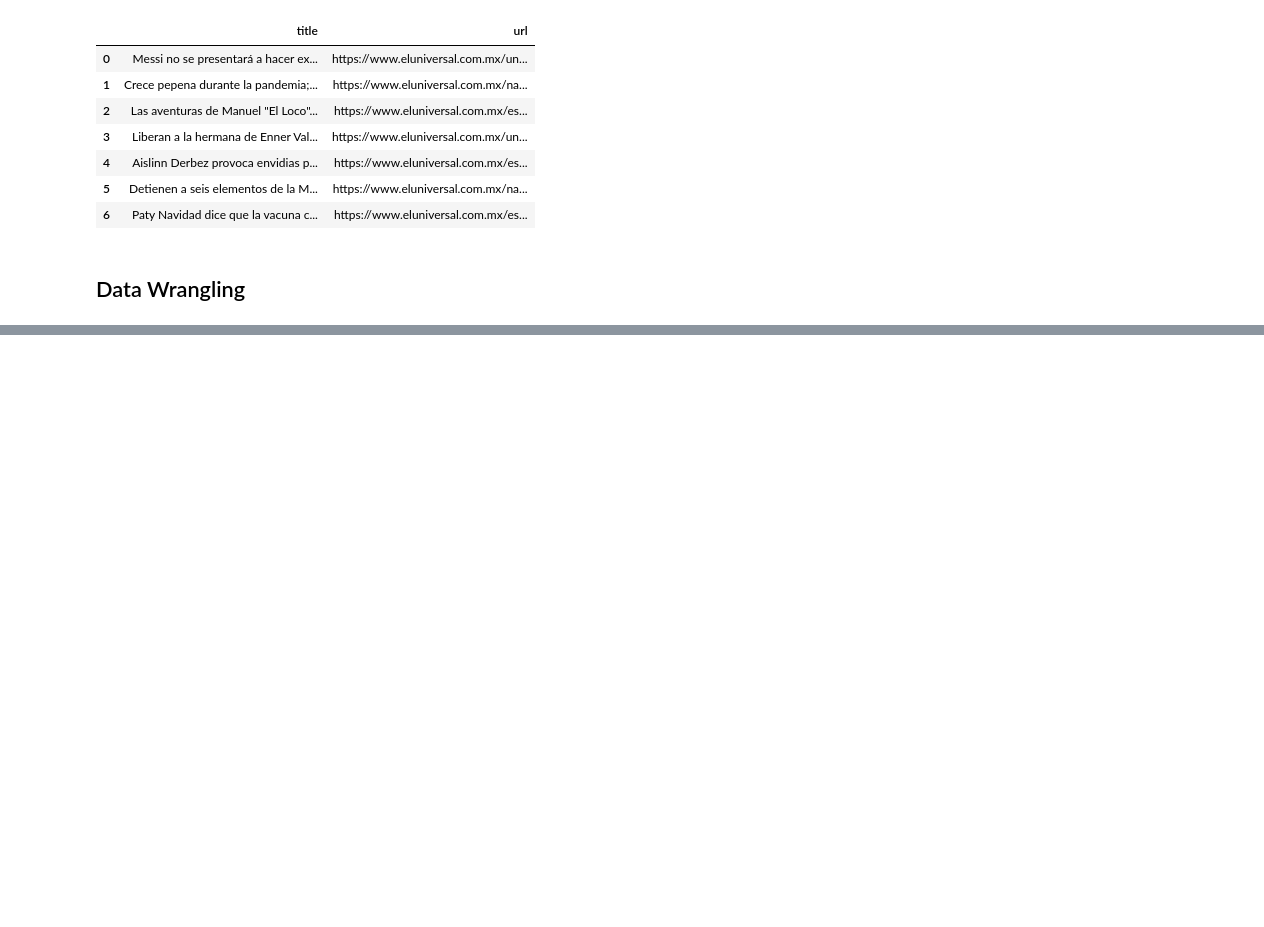
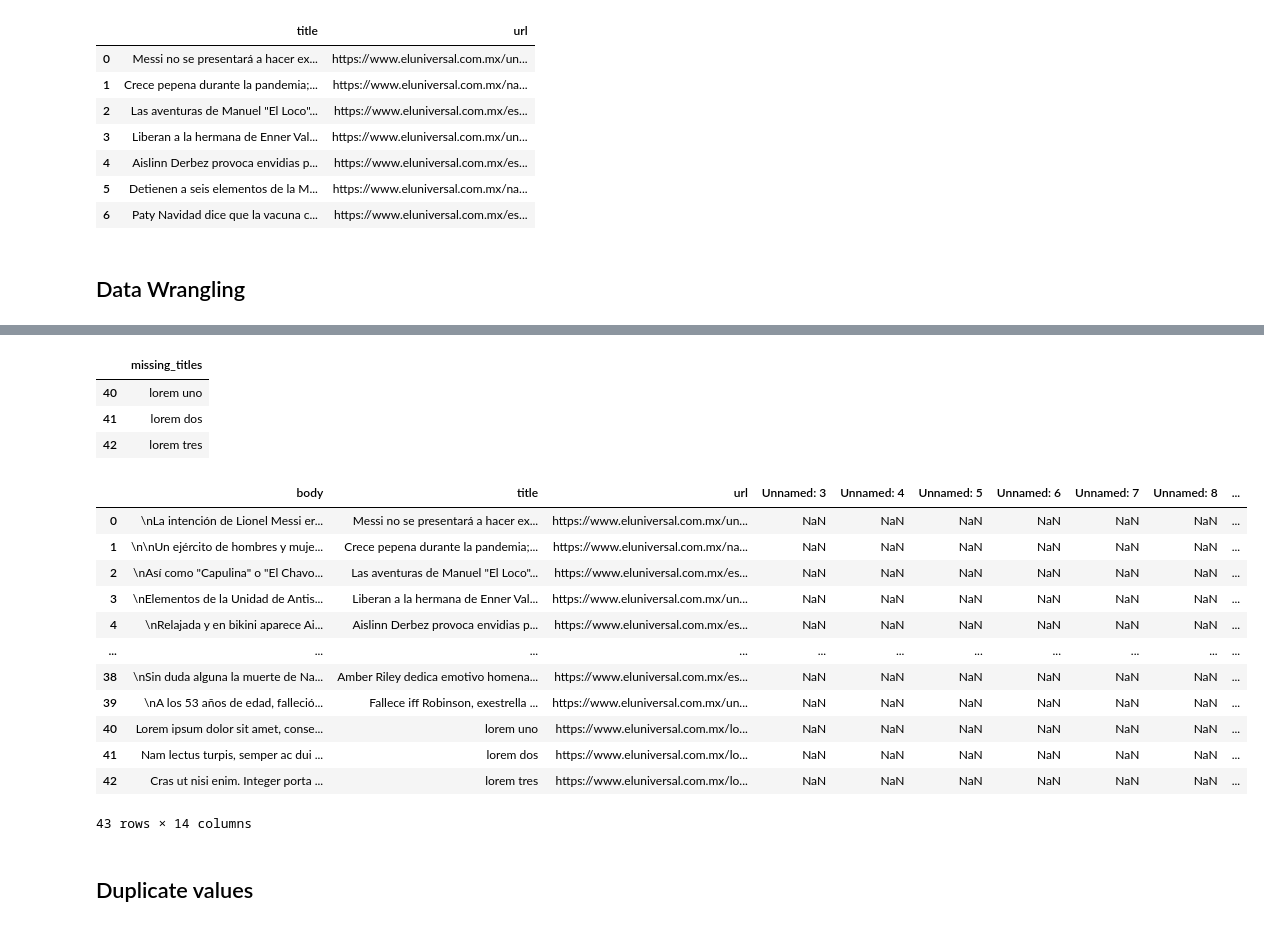
Before and after one commit to datormx/IngenieriaDatosPython, a Jupyter notebook: Platzi Data Live.ipynb, the cells around one changed output, grey strips where cells are left out. Drawn from its saved outputs; the diff is of its cells as text; code cells hidden in the pictures; blank space fills up the shorter version.

```diff
--- a/Platzi Data Live.ipynb
+++ b/Platzi Data Live.ipynb
@@ -378,0 +374,6 @@ Name: host, dtype: int64
+# %%
+# 3. Rellenar datos faltantes
+
+missing_titles_mask = el_universal['title'].isna()
+
+missing_titles_mask
@@ -378,0 +410,37 @@ Name: host, dtype: int64
+# %%
+# Creacíón de df con los títulos faltantes
+
+missing_titles = (el_universal[missing_titles_mask]['url']
+                    .str.extract(r'(?P<missing_titles>[^/]+)$')
+                    .applymap(lambda title: title.split('-'))
+                    .applymap(lambda title_word_list: ' '.join(title_word_list))
+                 )
+
+missing_titles
+# %% [output]
+|  | missing_titles |
+| 40 | lorem uno |
+| 41 | lorem dos |
+| 42 | lorem tres |
+# %%
+# Llenado del df con df de títulos faltantes
+
+el_universal.loc[missing_titles_mask, 'title'] = missing_titles.loc[:, 'missing_titles']
+
+el_universal
+# %% [output]
+|  | body | title | url | Unnamed: 3 | Unnamed: 4 | Unnamed: 5 | Unnamed: 6 | Unnamed: 7 | Unnamed: 8 | ... |
+| 0 | \nLa intención de Lionel Messi er... | Messi no se presentará a hacer ex... | https://www.eluniversal.com.mx/un... | NaN | NaN | NaN | NaN | NaN | NaN | ... |
+| 1 | \n\nUn ejército de hombres y muje... | Crece pepena durante la pandemia;... | https://www.eluniversal.com.mx/na... | NaN | NaN | NaN | NaN | NaN | NaN | ... |
+| 2 | \nAsí como "Capulina" o "El Chavo... | Las aventuras de Manuel "El Loco"... | https://www.eluniversal.com.mx/es... | NaN | NaN | NaN | NaN | NaN | NaN | ... |
+| 3 | \nElementos de la Unidad de Antis... | Liberan a la hermana de Enner Val... | https://www.eluniversal.com.mx/un... | NaN | NaN | NaN | NaN | NaN | NaN | ... |
+| 4 | \nRelajada y en bikini aparece Ai... | Aislinn Derbez provoca envidias p... | https://www.eluniversal.com.mx/es... | NaN | NaN | NaN | NaN | NaN | NaN | ... |
+| ... | ... | ... | ... | ... | ... | ... | ... | ... | ... | ... |
+| 38 | \nSin duda alguna la muerte de Na... | Amber Riley dedica emotivo homena... | https://www.eluniversal.com.mx/es... | NaN | NaN | NaN | NaN | NaN | NaN | ... |
+| 39 | \nA los 53 años de edad, falleció... | Fallece iff Robinson, exestrella ... | https://www.eluniversal.com.mx/un... | NaN | NaN | NaN | NaN | NaN | NaN | ... |
+| 40 | Lorem ipsum dolor sit amet, conse... | lorem uno | https://www.eluniversal.com.mx/lo... | NaN | NaN | NaN | NaN | NaN | NaN | ... |
+| 41 | Nam lectus turpis, semper ac dui ... | lorem dos | https://www.eluniversal.com.mx/lo... | NaN | NaN | NaN | NaN | NaN | NaN | ... |
+| 42 | Cras ut nisi enim. Integer porta ... | lorem tres | https://www.eluniversal.com.mx/lo... | NaN | NaN | NaN | NaN | NaN | NaN | ... |
+43 rows × 14 columns
+# %% [markdown]
+## Duplicate values
```
Also changed, not shown: parts of 11 cells of this notebook, 1 other file.
